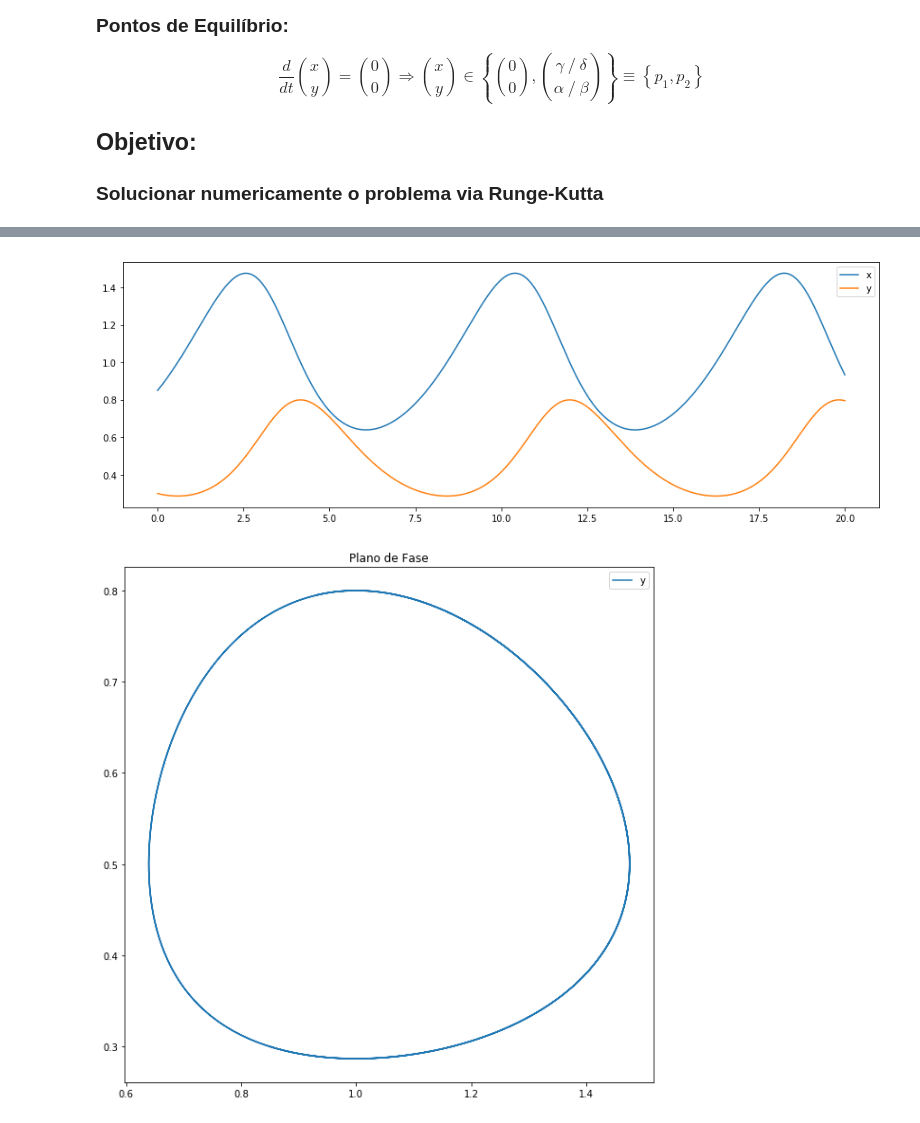
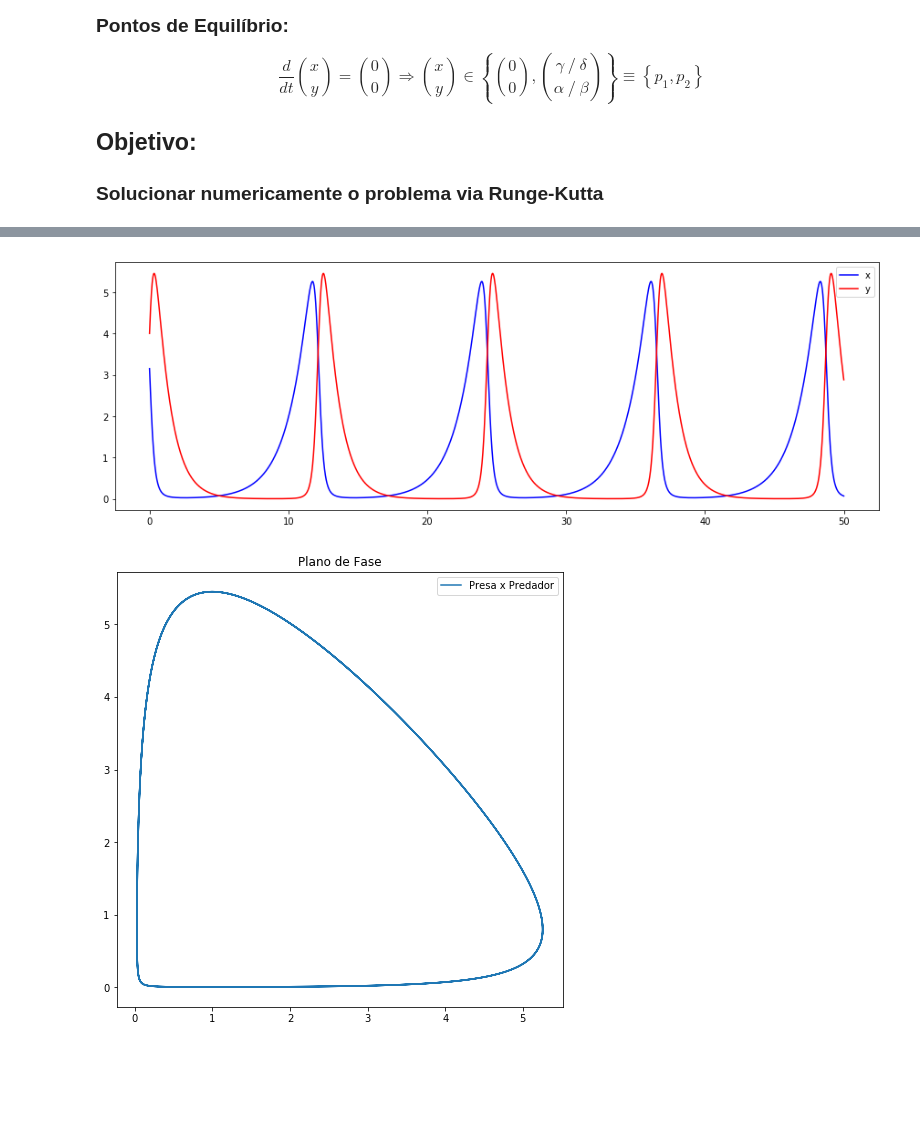
Before and after one commit to annanda/anedo-pendulo, a Jupyter notebook: Lotka-Volterra.ipynb, the cells around one changed output, grey strips where cells are left out. Drawn from its saved outputs; the diff is of its cells as text; code cells hidden in the pictures; blank space fills up the shorter version.

```diff
--- a/Lotka-Volterra.ipynb
+++ b/Lotka-Volterra.ipynb
@@ -27,19 +17,0 @@ def f_x_y_predador(x, y, delta, gama):
-# %%
-def runge_kutta_presa_predador(x_inicial, y_inicial, alfa,\
-                               beta, delta, gama, h, N=1j):
-    LX, LY = [x_inicial], [y_inicial]
-    for _ in range(N):
-        x_inicial, y_inicial = LX[-1], LY[-1]
-        y_k_presa = x_inicial
-        f1_presa = f_x_y_presa(x_inicial, y_inicial, alfa, beta)
-        f2_presa = f_x_y_presa(x_inicial + h, y_inicial + (h * f1_presa), alfa, beta)
-        y_k_mais_1_presa = y_k_presa + (h/2) * (f1_presa + f2_presa)
-
-        y_k_predador = y_inicial
-        f1_predador = f_x_y_predador(x_inicial, y_inicial, delta, gama)
-        f2_predador = f_x_y_predador(x_inicial + h, y_inicial + (h * f1_predador), delta, gama)
-        y_k_mais_1_predador = y_k_predador + (h / 2) * (f1_predador + f2_predador)
-        LX.append(y_k_mais_1_presa)
-        LY.append(y_k_mais_1_predador)
-        # TODO find & replace: y_k_mais_1_presa e etc. viram "x_?"
-    return LX, LY
@@ -46,22 +45,14 @@ def runge_kutta_presa_predador(x_inicial, y_inicial, alfa,\
 # %%
-%time
-alfa, beta, gama, delta = 2/3, 4/3, 1., 1.  #alfa, beta, gama, delta = 1,1,1,1
-x = gama / delta - .15
-y = alfa /  beta - .20
-# x, y = 0, 0
-t_inicial = 0.0
-t_final = 20.0
-N = 200000
-h = (t_final - t_inicial) / N
-ts = np.linspace(t_inicial, t_final, N+1)
+alfa, beta, gama, delta  =  2/3, 2.5/3, 1, 1    # alfa,beta,gama,delta = 1,1,1,1
+x,  y  =  gama/delta + 2.15,  alfa/beta + 3.20  # x, y = 0, 0
 
-res_x, res_y = runge_kutta_presa_predador(x, y, alfa, beta, delta, gama, h, N)
+N, ti, tf = 30000, 0.0, 50.0
+h = (tf - ti) / N
+ts = np.linspace(ti, tf, N+1)
+res_x, res_y = runge_kutta_presa_predador(x, y, alfa, beta, delta, gama, ti, tf, N)
 
 plt.figure(figsize=(15,5))
-plt.plot(ts, res_x, label="x")
-plt.plot(ts, res_y, label="y")
-
-plt.legend(loc=0)
-# plt.ylim([0, 1e-1])
-plt.show()
+plt.plot(ts, res_x, 'b', label="x")
+plt.plot(ts, res_y, 'r', label="y")
+plt.legend(loc=0) ; plt.show()
 # %% [output]
@@ -70,12 +59,12 @@ Wall time: 18.8 µs
-[figure, old version]
+[figure, new version]
 # %%
-plt.figure(figsize=(10,10))
+plt.figure(figsize=(8,8))
 plt.title("Plano de Fase")
-plt.plot(res_x, res_y, label="y")
+plt.plot(res_x, res_y, label="Presa x Predador")
 plt.legend(loc=0)
 plt.show()
 # %% [output]
-[figure, old version]
+[figure, new version]
 # %%
 wat = lambda x: -0.276 * x + 0.02
 
```
Also changed, not shown: parts of 11 cells of this notebook.
